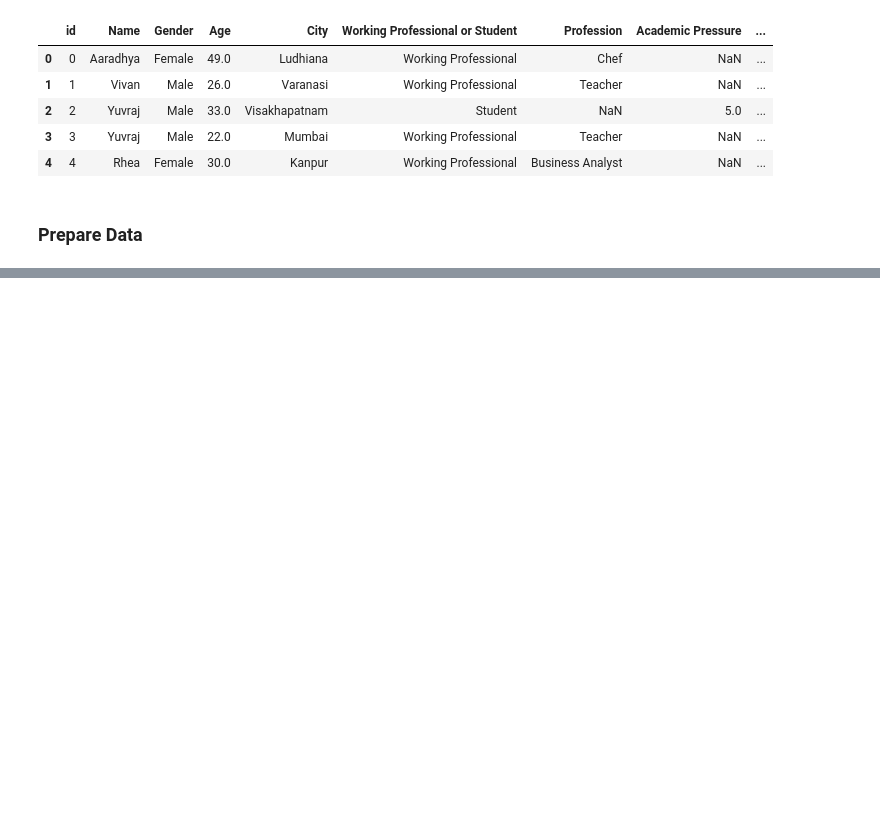
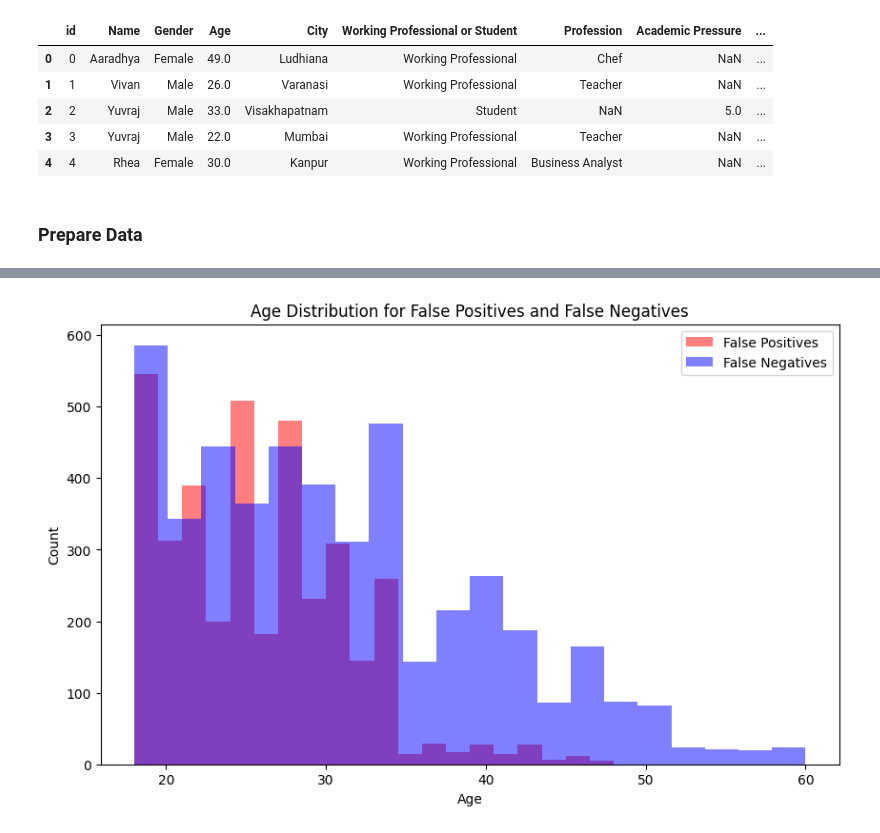
Before and after one commit to ypj95/kc_mental_health2024, a Jupyter notebook: notebooks/cat_boost.ipynb, the cells around one changed output, grey strips where cells are left out. Cells and saved outputs as stored; diff of their text form; code cells hidden in the pictures; blank space fills up the shorter version.

```diff
--- a/notebooks/cat_boost.ipynb
+++ b/notebooks/cat_boost.ipynb
@@ -181,3 +340,21 @@ MetricVisualizer(layout=Layout(align_self='stretch', height='500px'))
+# %%
+# Get false positive and false negative indices for 'age' column
+fp_idx = (oof_preds >= 0.5) & (y == 0)
+fn_idx = (oof_preds < 0.5) & (y == 1)
+
+# Plot 'age' distribution for false positives and false negatives
+import matplotlib.pyplot as plt
+
+plt.figure(figsize=(10, 6))
+plt.hist(X['Age'][fp_idx], bins=20, alpha=0.5, label='False Positives', color='red')
+plt.hist(X['Age'][fn_idx], bins=20, alpha=0.5, label='False Negatives', color='blue')
+plt.xlabel('Age')
+plt.ylabel('Count')
+plt.legend()
+plt.title('Age Distribution for False Positives and False Negatives')
+plt.show()
+# %% [output]
+[figure, added]
 # %%
 # Get feature importances
 feature_importances = model.get_feature_importance(prettified=True)
```
Also changed, not shown: parts of 8 cells of this notebook, 4 other files.
